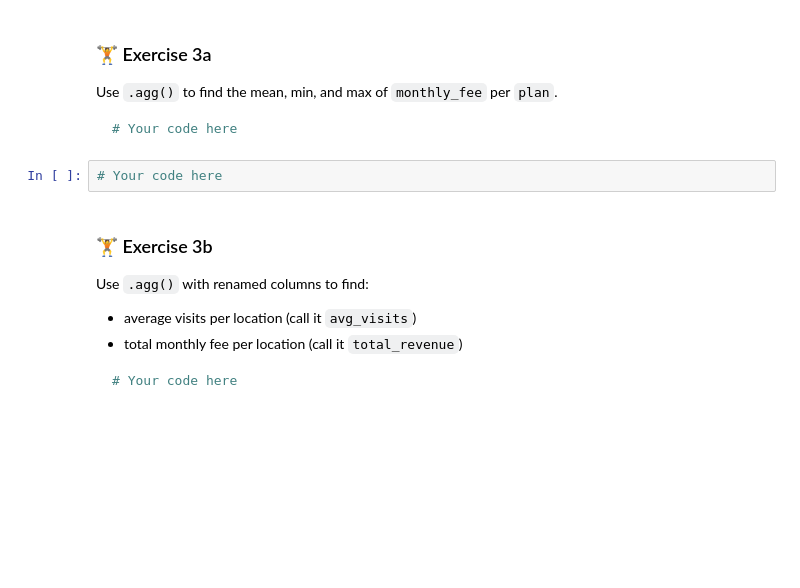
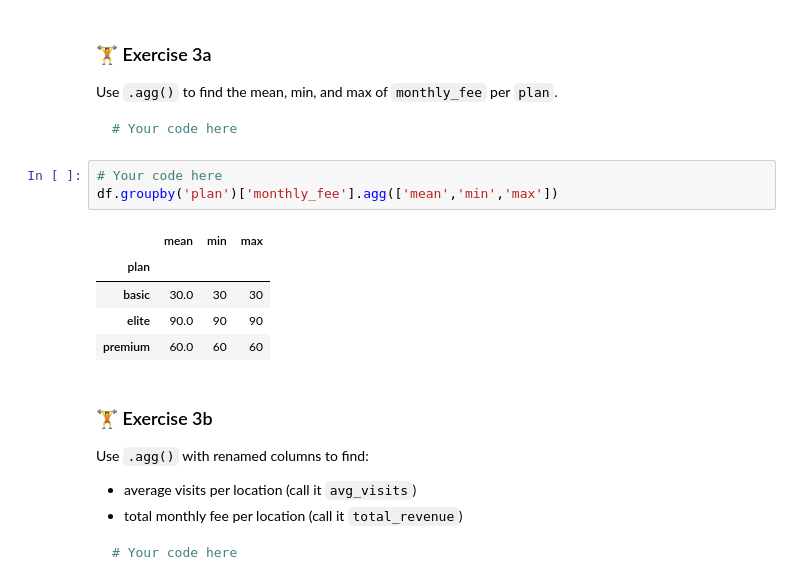
Before and after one commit to BrianCarela/Data-analytics-practice, a Jupyter notebook: 02_pandas_and_numpy/02_02_filtering_and_groupby.ipynb, the cells around one changed output. Drawn from its saved outputs; the diff is of its cells as text; blank space fills up the shorter version.

````diff
--- a/02_pandas_and_numpy/02_02_filtering_and_groupby.ipynb
+++ b/02_pandas_and_numpy/02_02_filtering_and_groupby.ipynb
@@ -330,6 +330,13 @@ Use `.agg()` to find the mean, min, and max of `monthly_fee` per `plan`.
 ```
 # %%
 # Your code here
+df.groupby('plan')['monthly_fee'].agg(['mean','min','max'])
+# %% [output]
+|  | mean | min | max |
+| plan |  |  |  |
+| basic | 30.0 | 30 | 30 |
+| elite | 90.0 | 90 | 90 |
+| premium | 60.0 | 60 | 60 |
 # %% [markdown]
 ### 🏋️ Exercise 3b
 Use `.agg()` with renamed columns to find:
````
